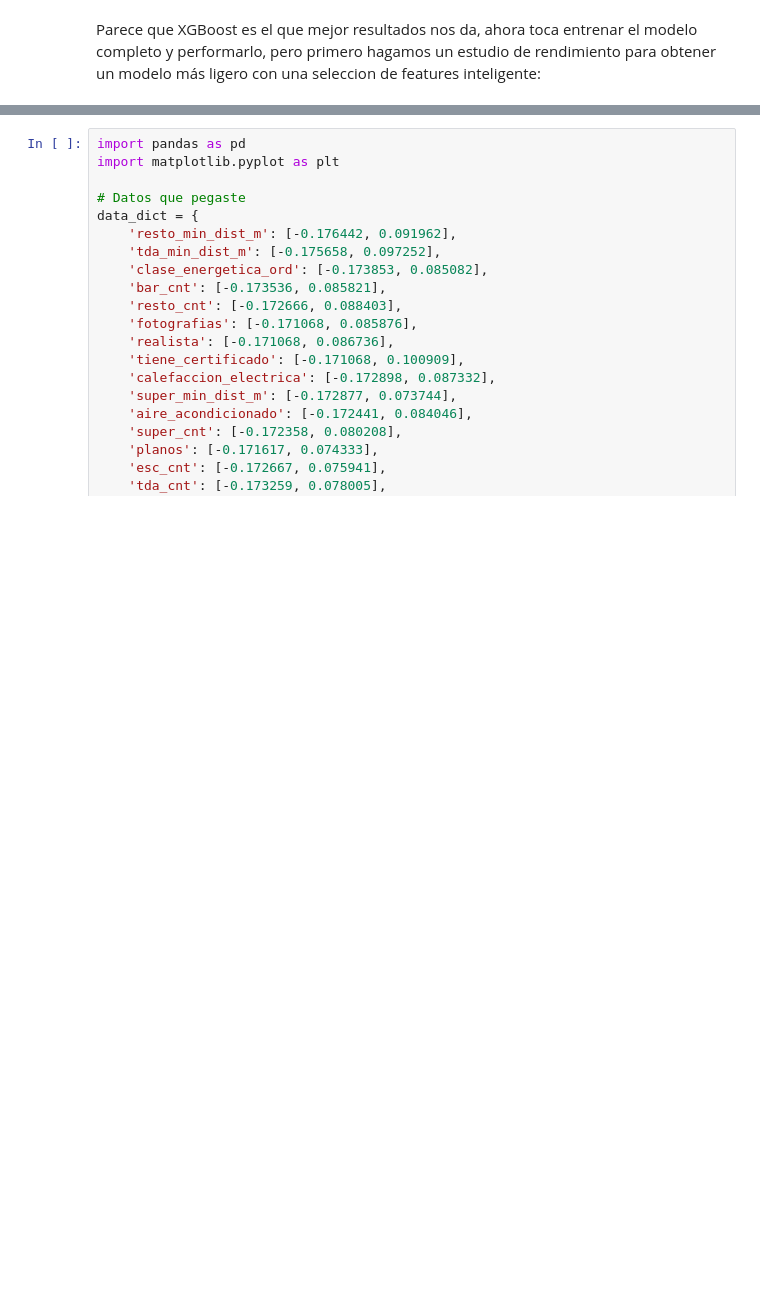
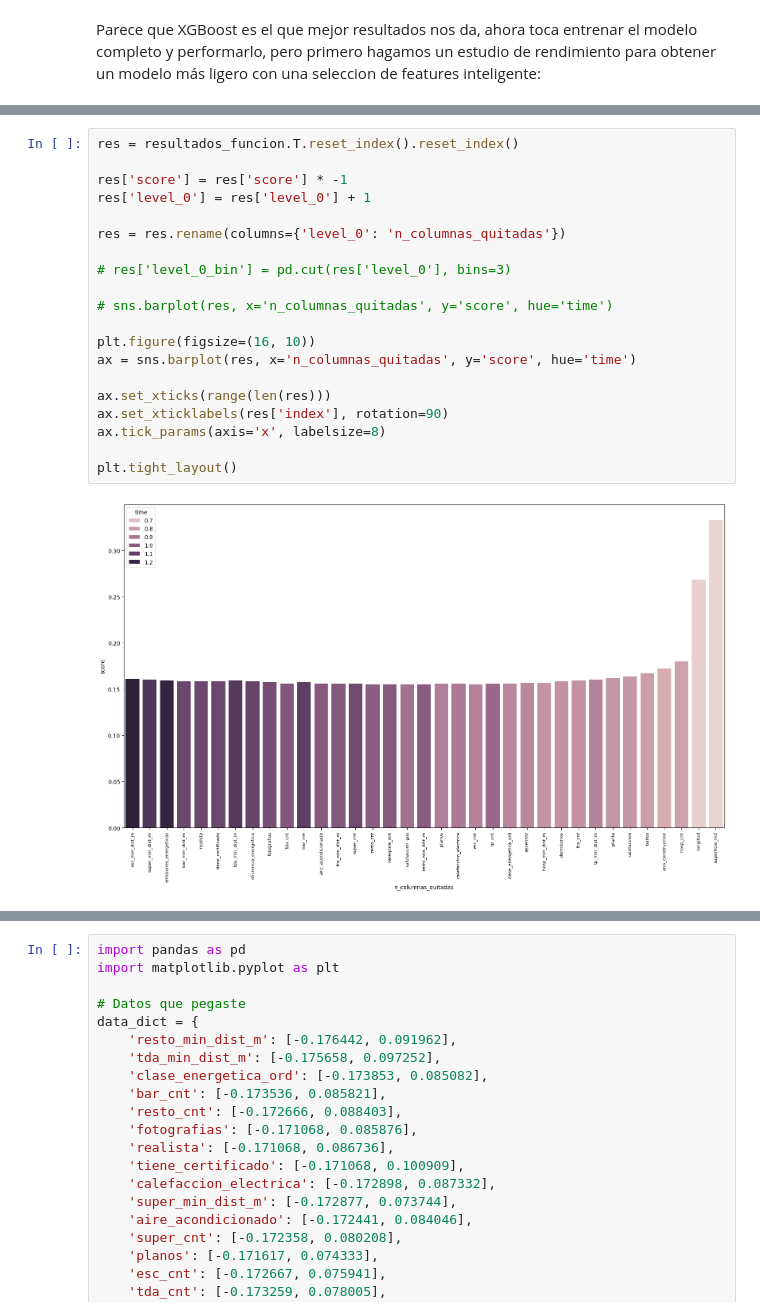
Before and after one commit to mrosm-dev/ML_Prediccion_Precio_Vivienda_Madrid, a Jupyter notebook: src/cajon_basura/notebook_pipeline -Mili-Pedro.ipynb, the cells around one changed output, grey strips where cells are left out. Drawn from its saved outputs; the diff is of its cells as text; blank space fills up the shorter version.

```diff
--- a/src/cajon_basura/notebook_pipeline -Mili-Pedro.ipynb
+++ b/src/cajon_basura/notebook_pipeline -Mili-Pedro.ipynb
@@ -842,0 +795,22 @@ Eliminamos longitud...
+# %%
+res = resultados_funcion.T.reset_index().reset_index()
+
+res['score'] = res['score'] * -1
+res['level_0'] = res['level_0'] + 1
+
+res = res.rename(columns={'level_0': 'n_columnas_quitadas'})
+
+# res['level_0_bin'] = pd.cut(res['level_0'], bins=3)
+
+# sns.barplot(res, x='n_columnas_quitadas', y='score', hue='time')
+
+plt.figure(figsize=(16, 10))
+ax = sns.barplot(res, x='n_columnas_quitadas', y='score', hue='time')
+
+ax.set_xticks(range(len(res)))
+ax.set_xticklabels(res['index'], rotation=90)
+ax.tick_params(axis='x', labelsize=8)
+
+plt.tight_layout()
+# %% [output]
+[figure, added]
```
Also changed, not shown: parts of 29 cells of this notebook, 15 other files.
